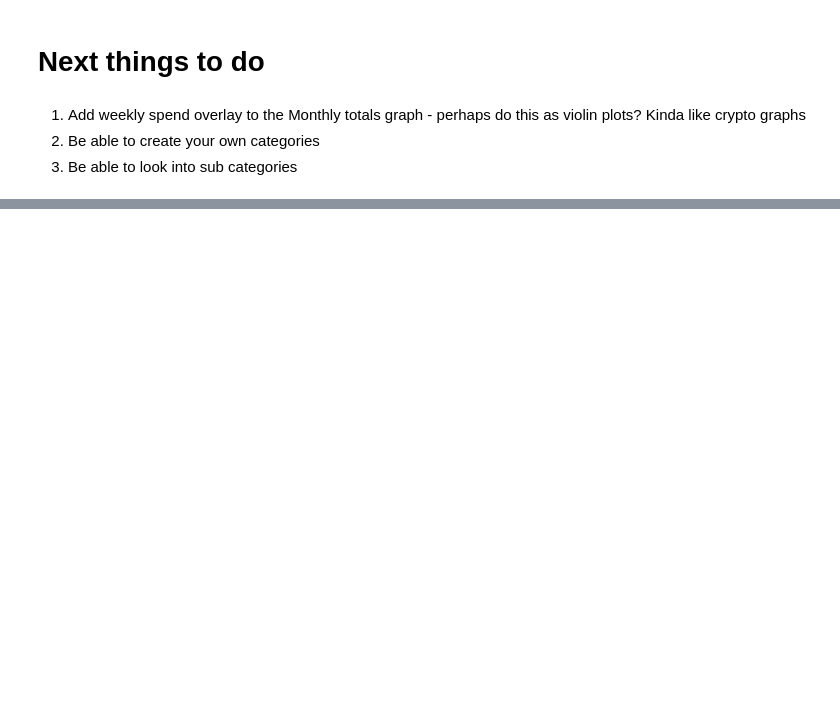
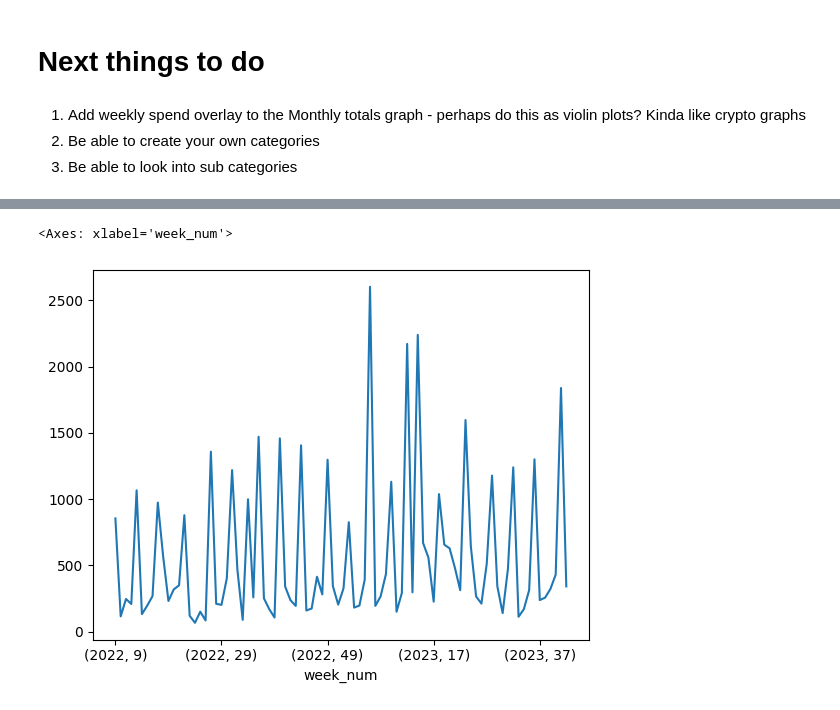
Before and after one commit to Ant-mel/personal_budget, a Jupyter notebook: explore.ipynb, the cells around one changed output, grey strips where cells are left out. Saved outputs shown, nothing was run; the diff lists cells and outputs as text; code cells hidden in the pictures; blank space fills up the shorter version.

```diff
--- a/explore.ipynb
+++ b/explore.ipynb
@@ -91,0 +85,2 @@ pd.DataFrame(pivot_table.mean().sort_values(ascending=False)).reset_index()
+# %%
+master['week_num'] = master['s_date'].apply(lambda x: x.isocalendar()[:2])
@@ -91,0 +103,5 @@ pd.DataFrame(pivot_table.mean().sort_values(ascending=False)).reset_index()
+# %%
+master.groupby('week_num')['s_price'].sum().plot()
+# %% [output]
+<Axes: xlabel='week_num'>
+[figure, added]
```
Also changed, not shown: parts of 7 cells of this notebook.
